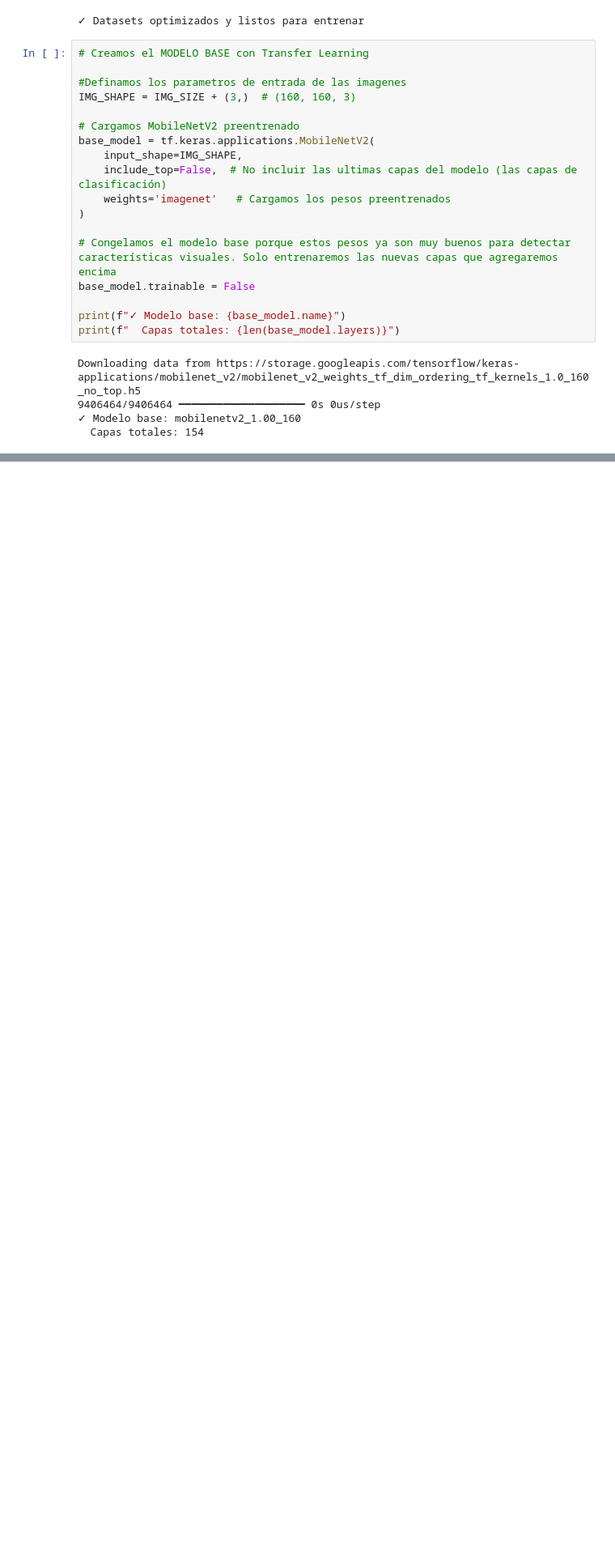
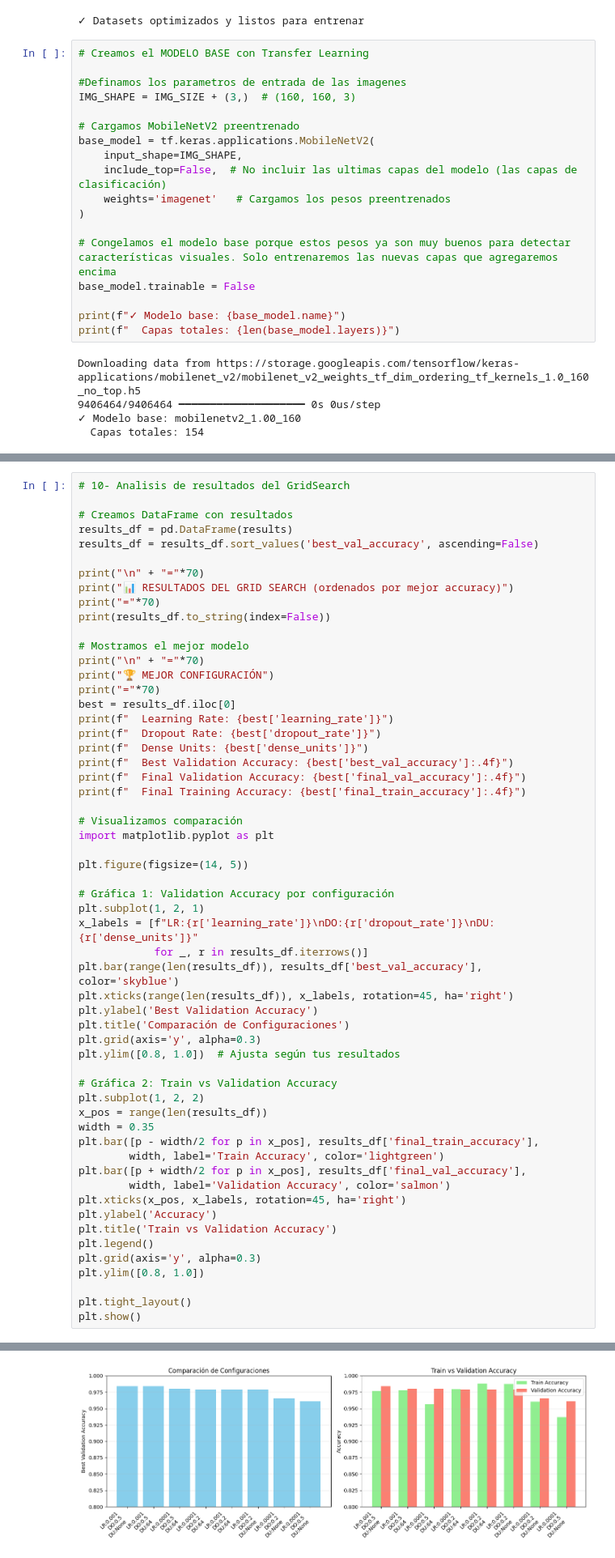
Before and after one commit to Oscarraul28/ejerciosytareas-Oscarraul28, a Jupyter notebook: Transferencia_de_aprendizaje_Perros_Gatos.ipynb, the cells around one changed output, grey strips where cells are left out. Shown at 81% size. Drawn from its saved outputs; the diff is of its cells as text; blank space fills up the shorter version.

```diff
--- a/Transferencia_de_aprendizaje_Perros_Gatos.ipynb
+++ b/Transferencia_de_aprendizaje_Perros_Gatos.ipynb
@@ -271,0 +336,58 @@ Epoch 10/10
+# %%
+# 10- Analisis de resultados del GridSearch
+
+# Creamos DataFrame con resultados
+results_df = pd.DataFrame(results)
+results_df = results_df.sort_values('best_val_accuracy', ascending=False)
+
+print("\n" + "="*70)
+print("📊 RESULTADOS DEL GRID SEARCH (ordenados por mejor accuracy)")
+print("="*70)
+print(results_df.to_string(index=False))
+
+# Mostramos el mejor modelo
+print("\n" + "="*70)
+print("🏆 MEJOR CONFIGURACIÓN")
+print("="*70)
+best = results_df.iloc[0]
+print(f"  Learning Rate: {best['learning_rate']}")
+print(f"  Dropout Rate: {best['dropout_rate']}")
+print(f"  Dense Units: {best['dense_units']}")
+print(f"  Best Validation Accuracy: {best['best_val_accuracy']:.4f}")
+print(f"  Final Validation Accuracy: {best['final_val_accuracy']:.4f}")
+print(f"  Final Training Accuracy: {best['final_train_accuracy']:.4f}")
+
+# Visualizamos comparación
+import matplotlib.pyplot as plt
+
+plt.figure(figsize=(14, 5))
+
+# Gráfica 1: Validation Accuracy por configuración
+plt.subplot(1, 2, 1)
+x_labels = [f"LR:{r['learning_rate']}\nDO:{r['dropout_rate']}\nDU:{r['dense_units']}"
+            for _, r in results_df.iterrows()]
+plt.bar(range(len(results_df)), results_df['best_val_accuracy'], color='skyblue')
+plt.xticks(range(len(results_df)), x_labels, rotation=45, ha='right')
+plt.ylabel('Best Validation Accuracy')
+plt.title('Comparación de Configuraciones')
+plt.grid(axis='y', alpha=0.3)
+plt.ylim([0.8, 1.0])  # Ajusta según tus resultados
+
+# Gráfica 2: Train vs Validation Accuracy
+plt.subplot(1, 2, 2)
+x_pos = range(len(results_df))
+width = 0.35
+plt.bar([p - width/2 for p in x_pos], results_df['final_train_accuracy'],
+        width, label='Train Accuracy', color='lightgreen')
+plt.bar([p + width/2 for p in x_pos], results_df['final_val_accuracy'],
+        width, label='Validation Accuracy', color='salmon')
+plt.xticks(x_pos, x_labels, rotation=45, ha='right')
+plt.ylabel('Accuracy')
+plt.title('Train vs Validation Accuracy')
+plt.legend()
+plt.grid(axis='y', alpha=0.3)
+plt.ylim([0.8, 1.0])
+
+plt.tight_layout()
+plt.show()
+# %% [output]
@@ -272 +411,2 @@ Epoch 10/10
+[figure, added]
 # %%
```
Also changed, not shown: parts of 8 cells of this notebook.
